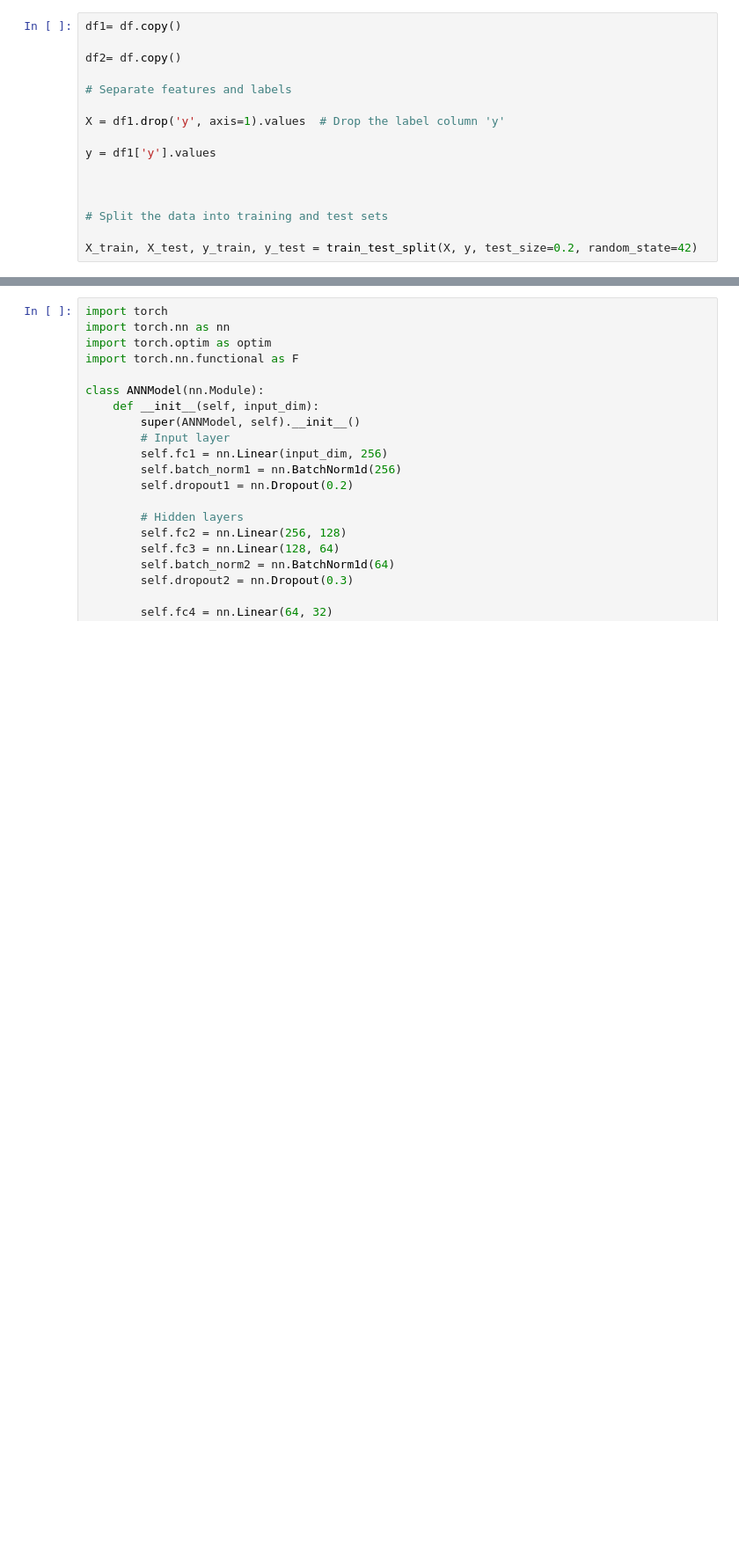
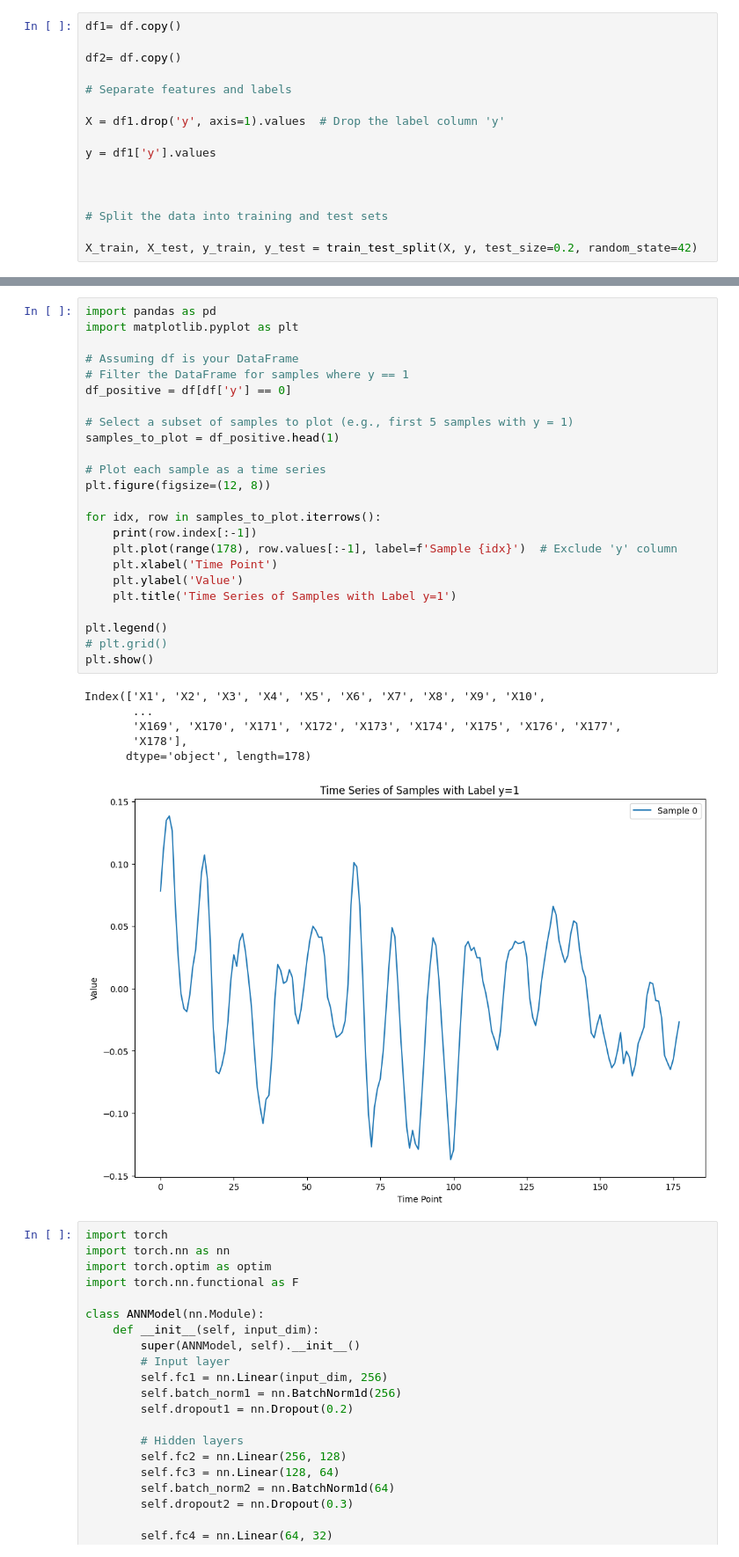
Before and after one commit to danial-25/img-to-timeseries, a Jupyter notebook: training.ipynb, the cells around one changed output, grey strips where cells are left out. Shown: that part at 88% size. Cells and saved outputs as stored; diff of their text form; blank space fills up the shorter version.

```diff
--- a/training.ipynb
+++ b/training.ipynb
@@ -183,3 +235,34 @@ Index(['X1', 'X2', 'X3', 'X4', 'X5', 'X6', 'X7', 'X8', 'X9', 'X10',
+# %%
+import pandas as pd
+import matplotlib.pyplot as plt
+
+# Assuming df is your DataFrame
+# Filter the DataFrame for samples where y == 1
+df_positive = df[df['y'] == 0]
+
+# Select a subset of samples to plot (e.g., first 5 samples with y = 1)
+samples_to_plot = df_positive.head(1)
+
+# Plot each sample as a time series
+plt.figure(figsize=(12, 8))
+
+for idx, row in samples_to_plot.iterrows():
+    print(row.index[:-1])
+    plt.plot(range(178), row.values[:-1], label=f'Sample {idx}')  # Exclude 'y' column
+    plt.xlabel('Time Point')
+    plt.ylabel('Value')
+    plt.title('Time Series of Samples with Label y=1')
+
+plt.legend()
+# plt.grid()
+plt.show()
+# %% [output]
+Index(['X1', 'X2', 'X3', 'X4', 'X5', 'X6', 'X7', 'X8', 'X9', 'X10',
+       ...
+       'X169', 'X170', 'X171', 'X172', 'X173', 'X174', 'X175', 'X176', 'X177',
+       'X178'],
+      dtype='object', length=178)
+[figure, added]
 # %%
 import torch
 import torch.nn as nn
```
Also changed, not shown: parts of 14 cells of this notebook, 22 other files.
